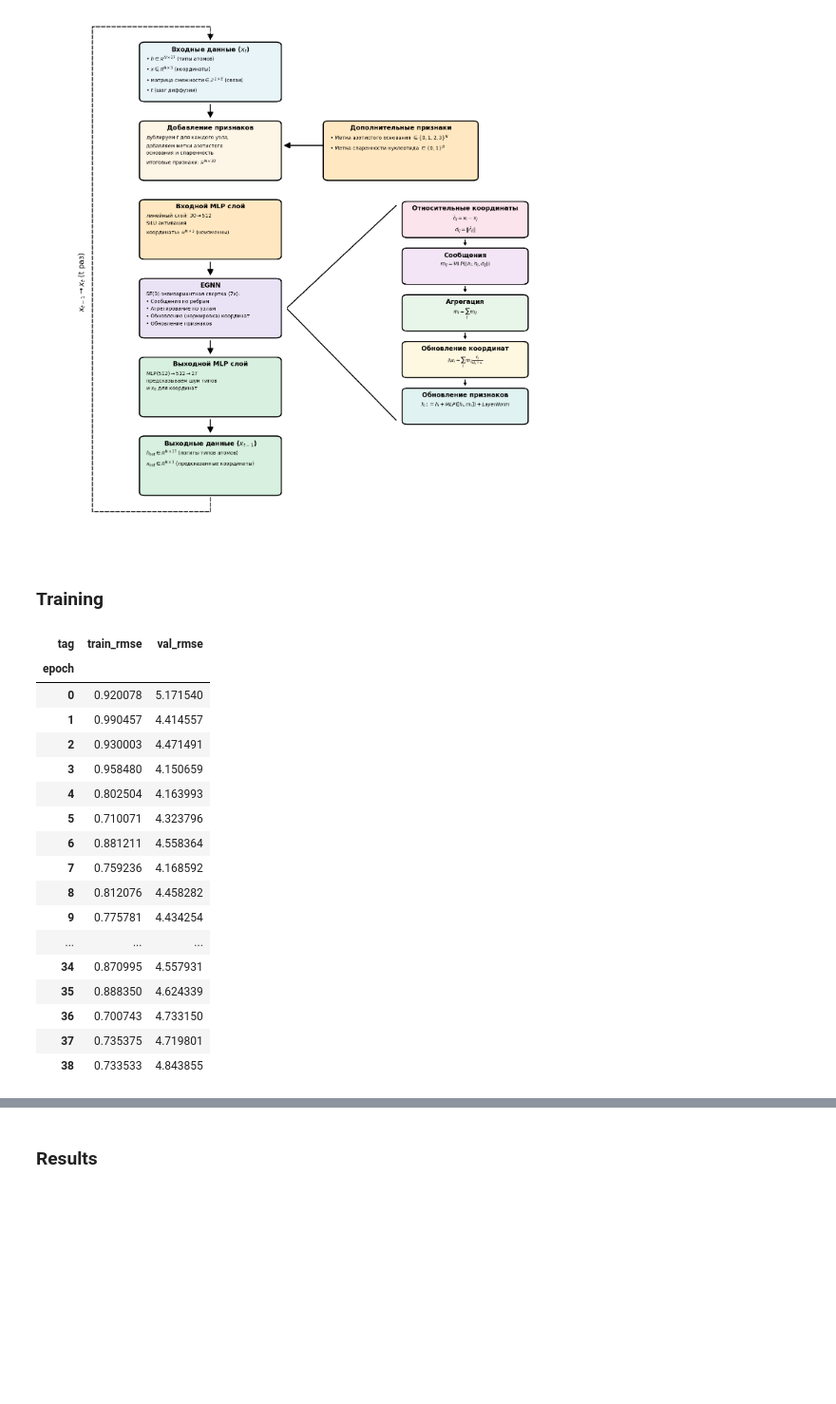
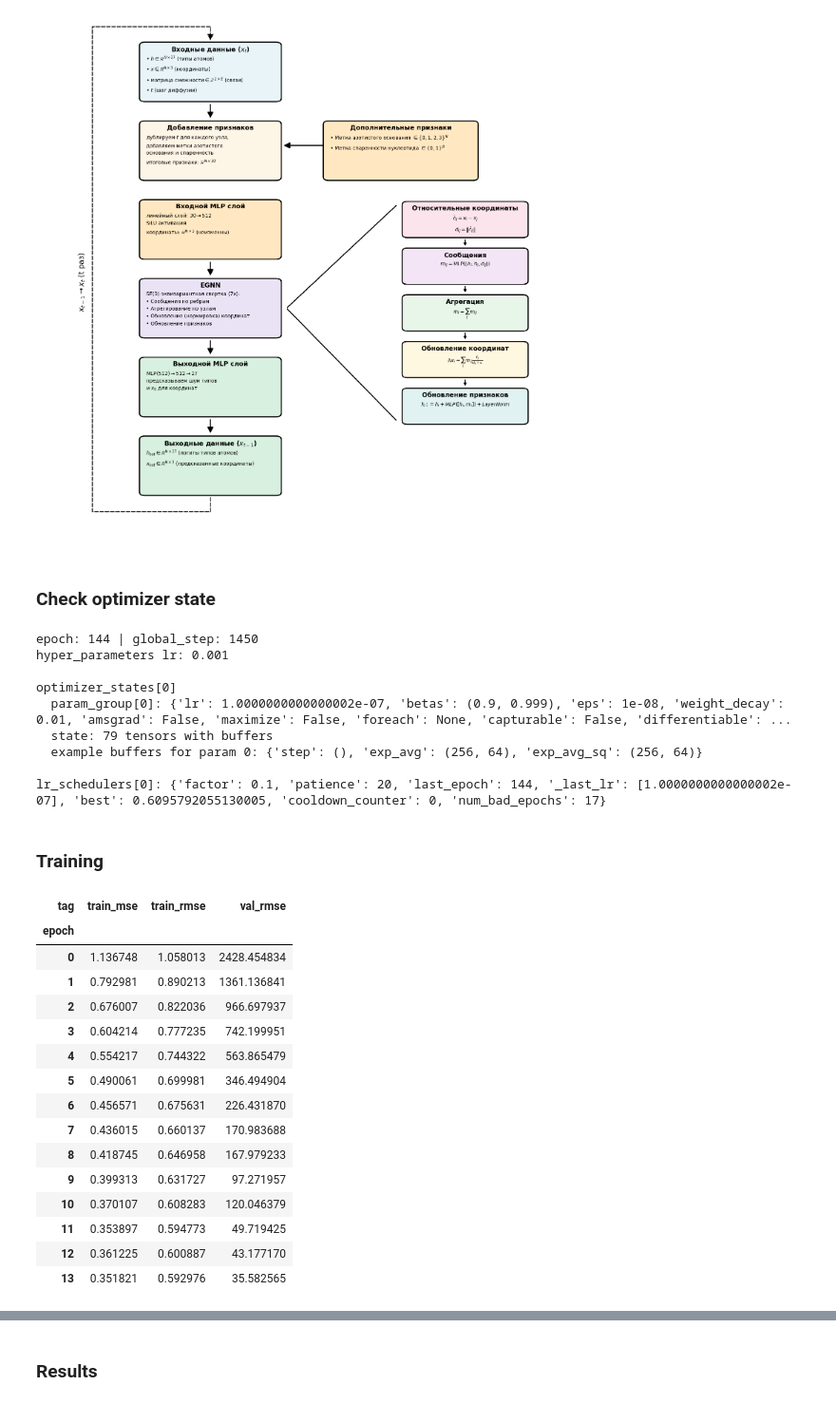
Before and after one commit to Eclipter/backbone_regeneration, a Jupyter notebook: src/visualize.ipynb, the cells around one changed output, grey strips where cells are left out. Shown at 95% size. Drawn from its saved outputs; the diff is of its cells as text; code cells hidden in the pictures; blank space fills up the shorter version.

```diff
--- a/src/visualize.ipynb
+++ b/src/visualize.ipynb
@@ -30,6 +38,17 @@ run_filename = osp.join('different_timesteps_mse', '256_5_200_0.001')
 run_dir = osp.join(log_dir, run_filename)
 ckpt_path = osp.join(run_dir, 'checkpoints', 'last.ckpt')
 test_dataset_path = osp.join(run_dir, 'test_dataset.pt')
+event_files = glob(osp.join(run_dir, 'events.*'))
+
+try:
+    test_dataset = torch.load(test_dataset_path, weights_only=False)
+except FileNotFoundError:
+    raise FileNotFoundError(f'File `{test_dataset_path}` not found. Ensure training completed successfully.')
+
+try:
+    model = PytorchLightningModule.load_from_checkpoint(ckpt_path, map_location='cpu').eval()
+except FileNotFoundError:
+    raise FileNotFoundError(f'File `{ckpt_path}` not found. Ensure you ran train.py.')
 # %% [markdown]
 ### Dataset
 # %%
@@ -474,6 +493,35 @@ plt.savefig(diagram_path, dpi=300, bbox_inches='tight')
 plt.show()
 # %% [output]
 [figure]
+# %% [markdown]
+### Check optimizer state
+# %%
+_ck = torch.load(ckpt_path, map_location='cpu', weights_only=False)
+print('epoch:', _ck.get('epoch'), '| global_step:', _ck.get('global_step'))
+print('hyper_parameters lr:', (_ck.get('hyper_parameters') or {}).get('lr'))
+for i, _opt in enumerate(_ck.get('optimizer_states', [])):
+    print(f'\noptimizer_states[{i}]')
+    for gi, g in enumerate(_opt['param_groups']):
+        _pg = {k: v for k, v in g.items() if k != 'params'}
+        _pg['n_param_ids'] = len(g['params'])
+        print(f'  param_group[{gi}]:', _pg)
+    _st = _opt.get('state', {})
+    print(f'  state: {len(_st)} tensors with buffers')
+    if _st:
+        _pid0 = next(iter(_st))
+        print(f'  example buffers for param {_pid0}:', {k: tuple(v.shape) if hasattr(v, 'shape') else v for k, v in _st[_pid0].items()})
+for i, sch in enumerate(_ck.get('lr_schedulers') or []):
+    print(f'\nlr_schedulers[{i}]:', {k: v for k, v in sch.items() if k in ('_last_lr', 'last_epoch', 'best', 'num_bad_epochs', 'cooldown_counter', 'factor', 'patience')})
+# %% [output]
+epoch: 144 | global_step: 1450
+hyper_parameters lr: 0.001
+
+optimizer_states[0]
+  param_group[0]: {'lr': 1.0000000000000002e-07, 'betas': (0.9, 0.999), 'eps': 1e-08, 'weight_decay': 0.01, 'amsgrad': False, 'maximize': False, 'foreach': None, 'capturable': False, 'differentiable': ...
+  state: 79 tensors with buffers
+  example buffers for param 0: {'step': (), 'exp_avg': (256, 64), 'exp_avg_sq': (256, 64)}
+
+lr_schedulers[0]: {'factor': 0.1, 'patience': 20, 'last_epoch': 144, '_last_lr': [1.0000000000000002e-07], 'best': 0.6095792055130005, 'cooldown_counter': 0, 'num_bad_epochs': 17}
 # %% [markdown]
 ### Training
 # %%
@@ -487,53 +535,47 @@ def load_event_accumulator(path):
 
 
 def scalars_to_dataframe(ea, tag):
     rows = []
     for s in ea.Scalars(tag):
         rows.append((s.step, s.value))
     return pd.DataFrame(rows, columns=['step', 'value'])
 
-
-run_filename = 'test'
-run_path = osp.join('..', 'logs', run_filename)
-event_files = glob(osp.join(run_path, 'events.*'))
 
 dfs = []
 for ef in event_files:
     ea = load_event_accumulator(ef)
     for tag in ea.Tags()['scalars']:
         df = scalars_to_dataframe(ea, tag)
         df['tag'] = tag
         dfs.append(df)
 
 scalars = pd.concat(dfs, ignore_index=True)
 epochs = scalars[scalars['tag'] == 'epoch'][['step', 'value']]
 epochs['value'] = epochs['value'].astype(int)
 scalars = scalars[(scalars['tag'] != 'hp_metric') & (scalars['tag'] != 'epoch')]
 scalars_by_epoch = scalars \
     .merge(epochs, on='step') \
     .rename(columns={'value_x': 'value', 'value_y': 'epoch'}) \
     .drop(columns=['step']) \
     .drop_duplicates()[['epoch', 'tag', 'value']] \
     .reset_index(drop=True)
 wide_scalars = scalars_by_epoch.pivot(index='epoch', columns='tag', values='value')
 wide_scalars
 # %% [output]
-| tag | train_rmse | val_rmse |
-| epoch |  |  |
-| 0 | 0.920078 | 5.171540 |
-| 1 | 0.990457 | 4.414557 |
-| 2 | 0.930003 | 4.471491 |
-| 3 | 0.958480 | 4.150659 |
-| 4 | 0.802504 | 4.163993 |
-| 5 | 0.710071 | 4.323796 |
-| 6 | 0.881211 | 4.558364 |
-| 7 | 0.759236 | 4.168592 |
-| 8 | 0.812076 | 4.458282 |
-| 9 | 0.775781 | 4.434254 |
-| ... | ... | ... |
-| 34 | 0.870995 | 4.557931 |
-| 35 | 0.888350 | 4.624339 |
-| 36 | 0.700743 | 4.733150 |
-| 37 | 0.735375 | 4.719801 |
-| 38 | 0.733533 | 4.843855 |
+| tag | train_mse | train_rmse | val_rmse |
+| epoch |  |  |  |
+| 0 | 1.136748 | 1.058013 | 2428.454834 |
+| 1 | 0.792981 | 0.890213 | 1361.136841 |
+| 2 | 0.676007 | 0.822036 | 966.697937 |
+| 3 | 0.604214 | 0.777235 | 742.199951 |
+| 4 | 0.554217 | 0.744322 | 563.865479 |
+| 5 | 0.490061 | 0.699981 | 346.494904 |
+| 6 | 0.456571 | 0.675631 | 226.431870 |
+| 7 | 0.436015 | 0.660137 | 170.983688 |
+| 8 | 0.418745 | 0.646958 | 167.979233 |
+| 9 | 0.399313 | 0.631727 | 97.271957 |
+| 10 | 0.370107 | 0.608283 | 120.046379 |
+| 11 | 0.353897 | 0.594773 | 49.719425 |
+| 12 | 0.361225 | 0.600887 | 43.177170 |
+| 13 | 0.351821 | 0.592976 | 35.582565 |
 # %%
```
Also changed, not shown: parts of 9 cells of this notebook, 3 other files.
